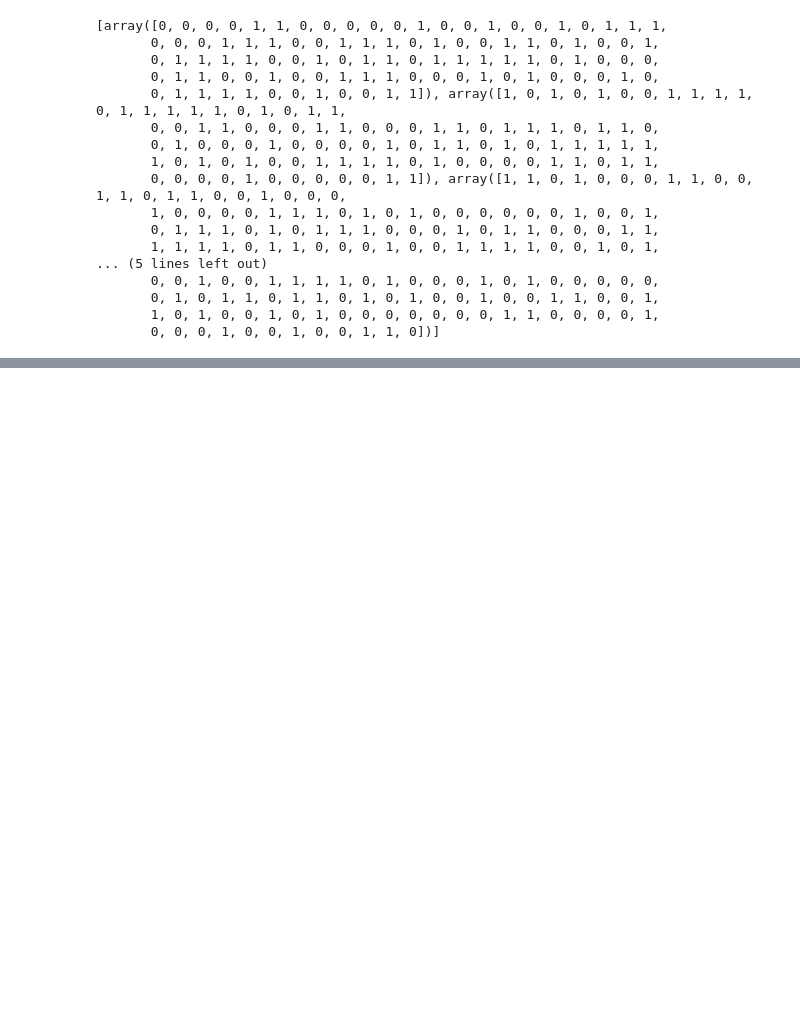
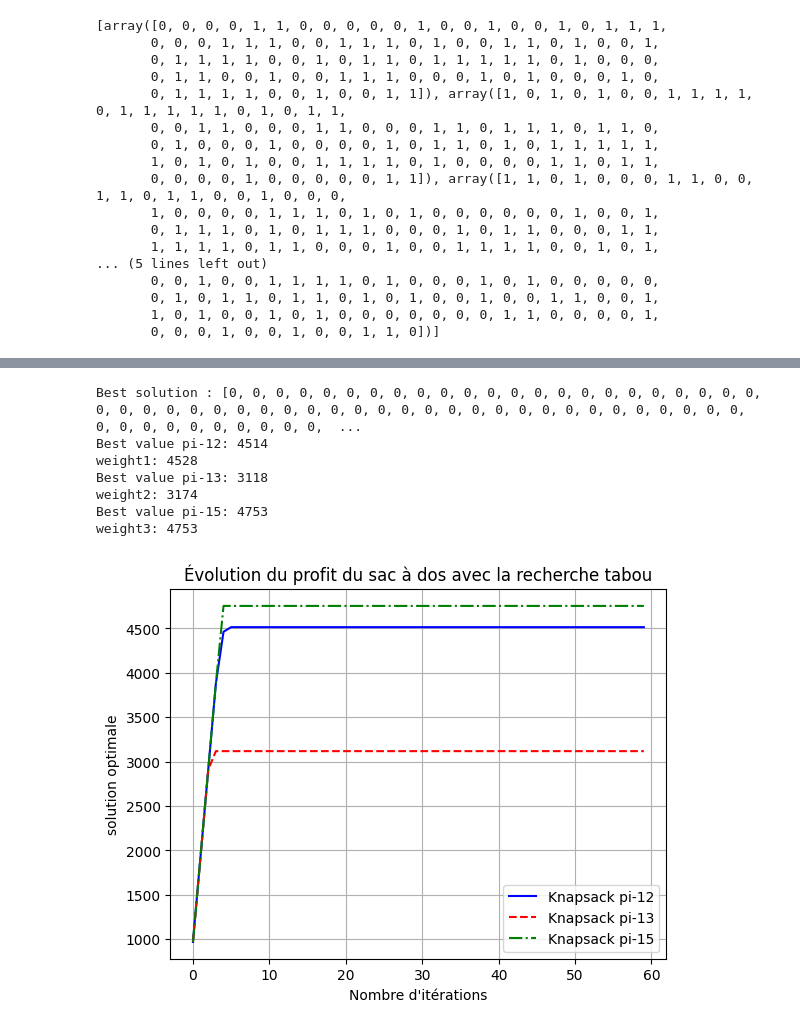
Before and after one commit to mustaphama/Knapsack, a Jupyter notebook: Knapsack_v01.ipynb, the cells around one changed output, grey strips where cells are left out. Saved outputs shown, nothing was run; the diff lists cells and outputs as text; code cells hidden in the pictures; blank space fills up the shorter version.

Commit message:
optimal solution

```diff
--- a/Knapsack_v01.ipynb
+++ b/Knapsack_v01.ipynb
@@ -26,26 +26,32 @@ class Knapsack():
     def setCapacity(self,cap):
         self.capacity = cap
     def addItem(self,profit, weight):
-        self.data.append(Item(profit,weight))
+        self.items.append(Item(profit,weight))
 # %%
 
 # Read the data
 def read_data(filename):
     f = open(filename, "r")
     lines = f.readlines()
-
+    knapsack = Knapsack()
+    nbItemLine = lines[3].strip().split()
+    knapsack.setNbItems(int(nbItemLine[1]))
+    capacityLine = lines[4].strip().split()
+    knapsack.setCapacity(int(capacityLine[1]))
     data = lines[7:]
-    items = []
     for line in data:
         values = line.strip().split()
-        items.append(Item(values[1],values[2]))
+        knapsack.addItem(int(values[1]), int(values[2]))
     f.close()
-    return items
+    return knapsack
 
-items = read_data("Data/pi-12-100-1000-001.kna")
+knapsack = read_data("Data/pi-12-100-1000-001.kna")
 
-for elem in items:
+for elem in knapsack.items:
         elem.show_item()
+
+print("Nb Items: ", knapsack.nbItems)
+print("Capacity: ", knapsack.capacity)
 # %% [output]
 Profit:  582  Weight:  582
 Profit:  194  Weight:  194
@@ -98,0 +184,40 @@ print(Nsol)
+# %%
+knapsack1 = read_data("Data/pi-12-1000-1000-001.kna")
+knapsack2 = read_data("Data/pi-13-1000-1000-001.kna")
+knapsack3 = read_data("Data/pi-15-1000-1000-001.kna")
+
+max_iterations = 60
+tabu_size = 25
+
+best_solution, best_value12, weight1,solutionsList1 = tabu_search(knapsack1, max_iterations, tabu_size)
+best_solution, best_value13, weight2,solutionsList2 = tabu_search(knapsack2, max_iterations, tabu_size)
+best_solution, best_value15, weight3,solutionsList3 = tabu_search(knapsack3, max_iterations, tabu_size)
+print("Best solution :", best_solution)
+print("Best value pi-12:", best_value12)
+print("weight1:", weight1)
+
+print("Best value pi-13:", best_value13)
+print("weight2:", weight2)
+
+print("Best value pi-15:", best_value15)
+print("weight3:", weight3)
+
+
+plt.plot(range(len(solutionsList1)), solutionsList1, linestyle='-', color='b', label="Knapsack pi-12")
+plt.plot(range(len(solutionsList2)), solutionsList2, linestyle='--', color='r', label="Knapsack pi-13")
+plt.plot(range(len(solutionsList3)), solutionsList3, linestyle='-.', color='g', label="Knapsack pi-15")
+plt.xlabel("Nombre d'itérations")
+plt.ylabel("solution optimale")
+plt.title("Évolution du profit du sac à dos avec la recherche tabou")
+plt.legend()
+plt.grid()
+plt.show()
+# %% [output]
+Best solution : [0, 0, 0, 0, 0, 0, 0, 0, 0, 0, 0, 0, 0, 0, 0, 0, 0, 0, 0, 0, 0, 0, 0, 0, 0, 0, 0, 0, 0, 0, 0, 0, 0, 0, 0, 0, 0, 0, 0, 0, 0, 0, 0, 0, 0, 0, 0, 0, 0, 0, 0, 0, 0, 0, 0, 0, 0, 0, 0, 0, 0,  ...
+Best value pi-12: 4514
+weight1: 4528
+Best value pi-13: 3118
+weight2: 3174
+Best value pi-15: 4753
+weight3: 4753
+[figure, added]
```
Also changed, not shown: parts of 5 cells of this notebook.
